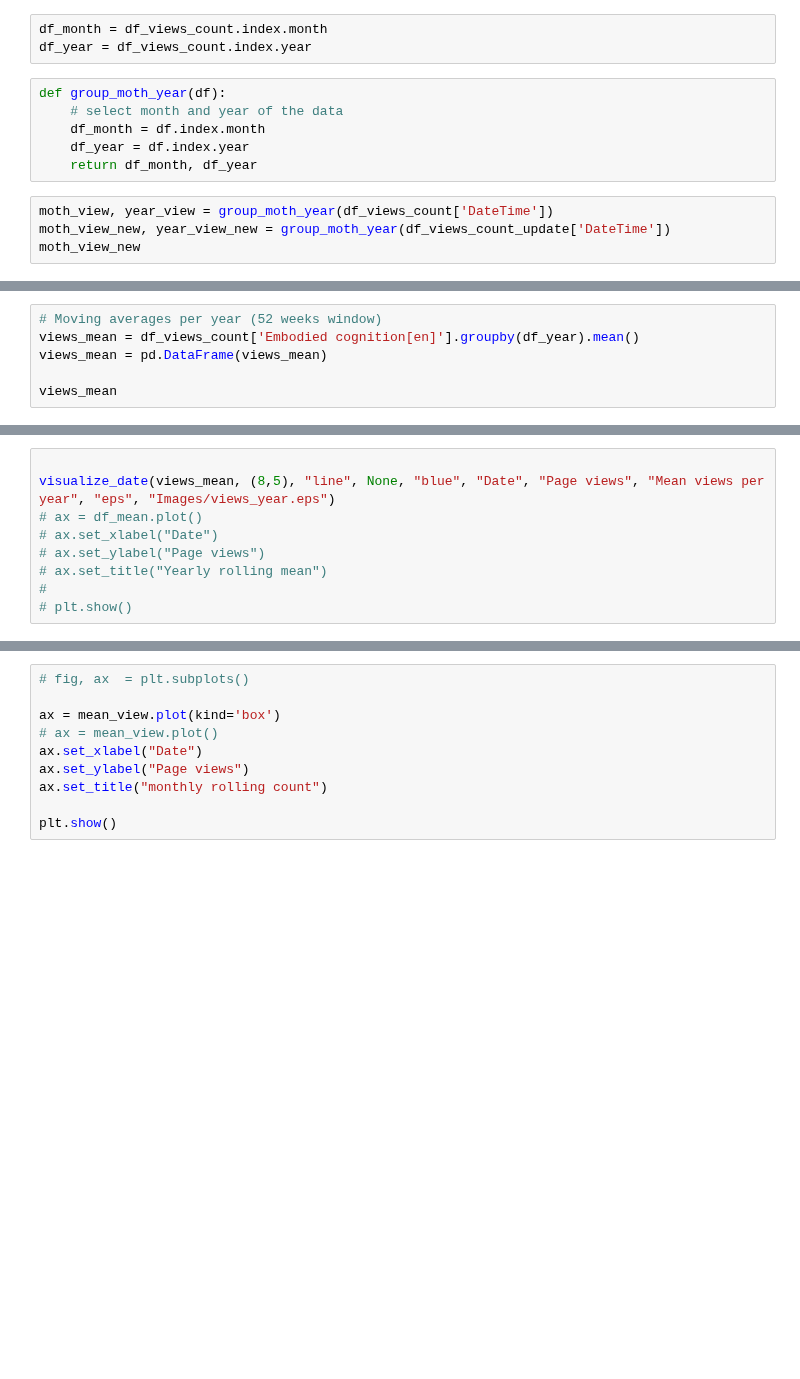
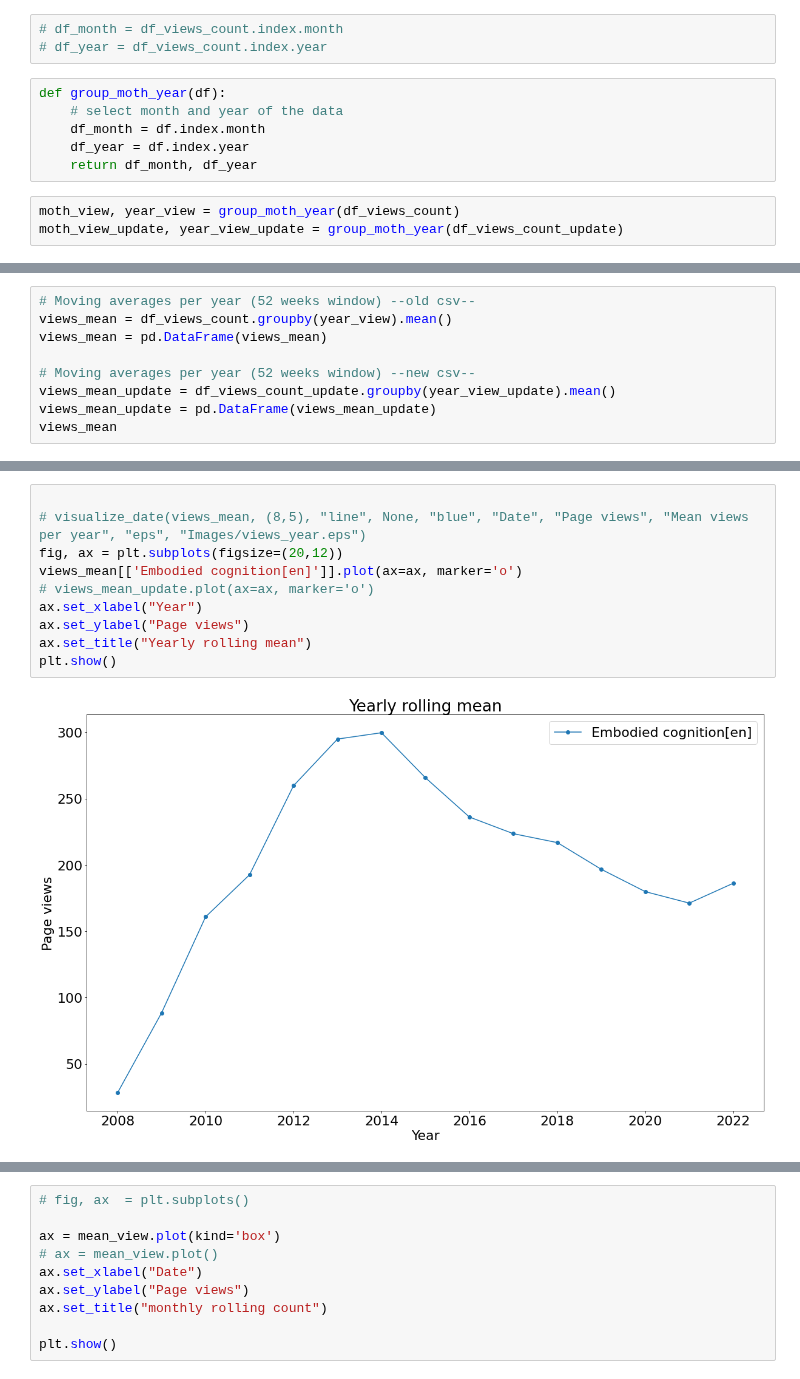
Before and after one commit to JohnMadrid/EC_env_images, a Jupyter notebook: WikiPageAnalysis/page_visits_analysis.ipynb, the cells around one changed output, grey strips where cells are left out. Drawn from its saved outputs; the diff is of its cells as text; blank space fills up the shorter version.

```diff
--- a/WikiPageAnalysis/page_visits_analysis.ipynb
+++ b/WikiPageAnalysis/page_visits_analysis.ipynb
@@ -178,8 +184,8 @@ df_views_count_update
 | 2022-06-25 | 85 | 113 | 295 | 285 |
 5290 rows × 4 columns
 # %%
-df_month = df_views_count.index.month
-df_year = df_views_count.index.year
+# df_month = df_views_count.index.month
+# df_year = df_views_count.index.year
 # %%
 def group_moth_year(df):
     # select month and year of the data
@@ -187,6 +193,5 @@ def group_moth_year(df):
     df_year = df.index.year
     return df_month, df_year
 # %%
-moth_view, year_view = group_moth_year(df_views_count['DateTime'])
-moth_view_new, year_view_new = group_moth_year(df_views_count_update['DateTime'])
-moth_view_new
+moth_view, year_view = group_moth_year(df_views_count)
+moth_view_update, year_view_update = group_moth_year(df_views_count_update)
@@ -195,6 +198,9 @@ KeyError: 'DateTime'
 # %%
-# Moving averages per year (52 weeks window)
-views_mean = df_views_count['Embodied cognition[en]'].groupby(df_year).mean()
+# Moving averages per year (52 weeks window) --old csv--
+views_mean = df_views_count.groupby(year_view).mean()
 views_mean = pd.DataFrame(views_mean)
 
+# Moving averages per year (52 weeks window) --new csv--
+views_mean_update = df_views_count_update.groupby(year_view_update).mean()
+views_mean_update = pd.DataFrame(views_mean_update)
 views_mean
@@ -201,9 +225,12 @@ views_mean
 # %%
 
-visualize_date(views_mean, (8,5), "line", None, "blue", "Date", "Page views", "Mean views per year", "eps", "Images/views_year.eps")
-# ax = df_mean.plot()
-# ax.set_xlabel("Date")
-# ax.set_ylabel("Page views")
-# ax.set_title("Yearly rolling mean")
-#
-# plt.show()
+# visualize_date(views_mean, (8,5), "line", None, "blue", "Date", "Page views", "Mean views per year", "eps", "Images/views_year.eps")
+fig, ax = plt.subplots(figsize=(20,12))
+views_mean[['Embodied cognition[en]']].plot(ax=ax, marker='o')
+# views_mean_update.plot(ax=ax, marker='o')
+ax.set_xlabel("Year")
+ax.set_ylabel("Page views")
+ax.set_title("Yearly rolling mean")
+plt.show()
+# %% [output]
+[figure, added]
```
Also changed, not shown: parts of 17 cells of this notebook, 2 other files.
